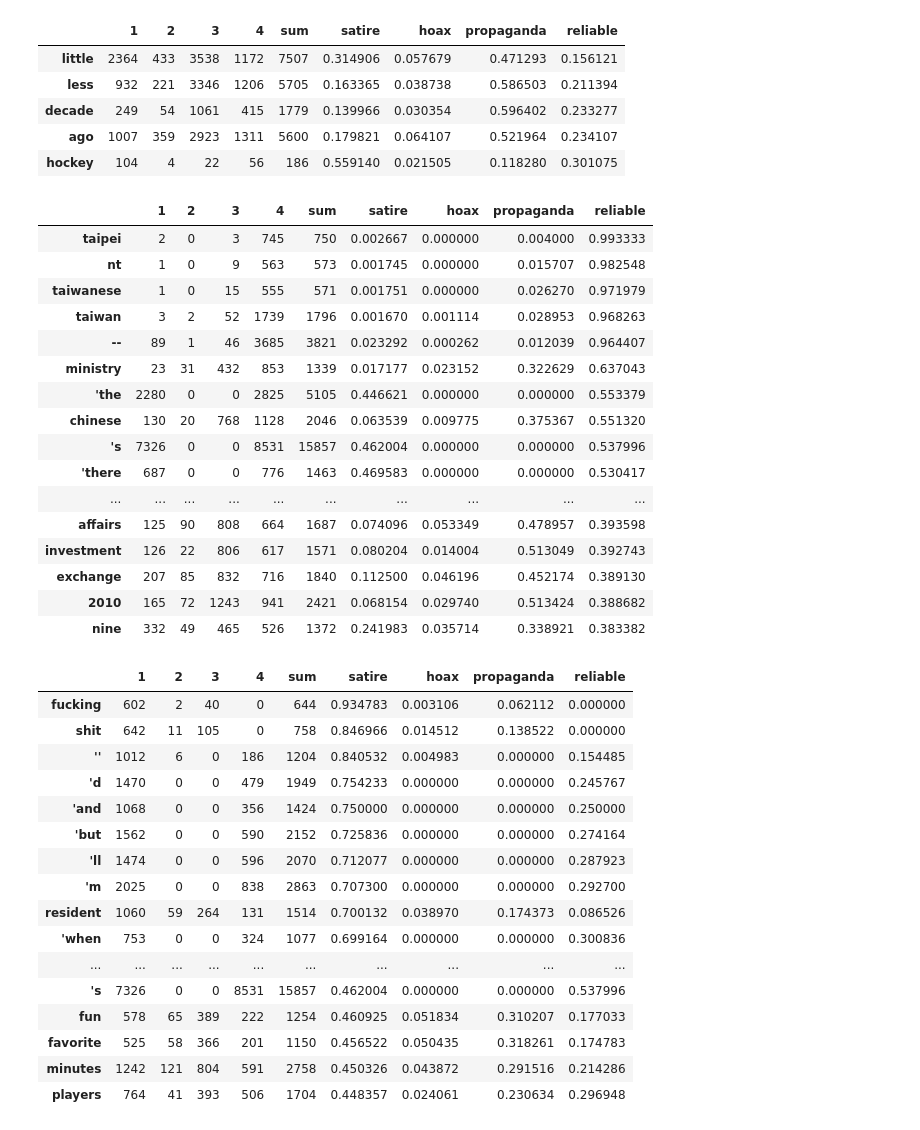
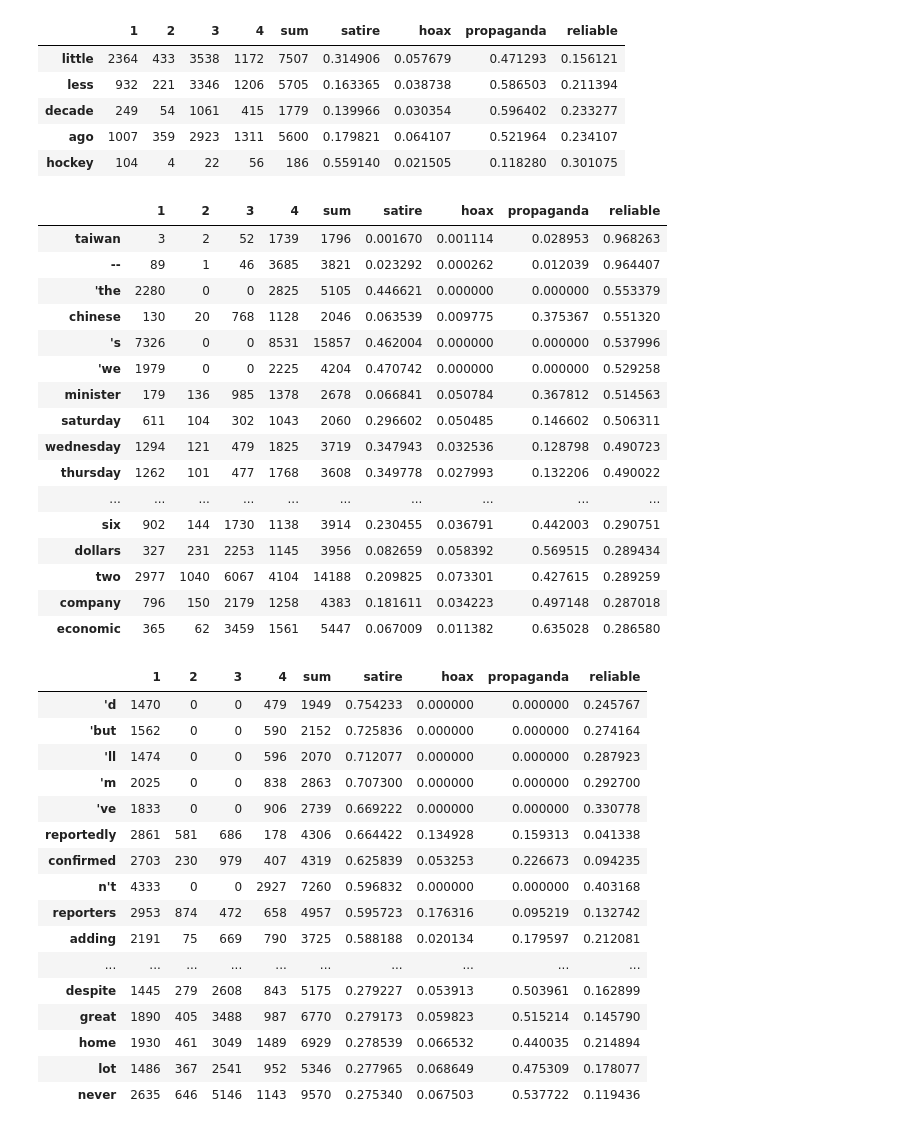
Before and after one commit to AY2122S2-CS4248-G12/labeled-unreliable-news, a Jupyter notebook: models/datainfo.ipynb, the cells around one changed output. Drawn from its saved outputs; the diff is of its cells as text; code cells hidden in the pictures.

```diff
--- a/models/datainfo.ipynb
+++ b/models/datainfo.ipynb
@@ -159,45 +154,45 @@ document_frequencies.head()
 | ago | 1007 | 359 | 2923 | 1311 | 5600 | 0.179821 | 0.064107 | 0.521964 | 0.234107 |
 | hockey | 104 | 4 | 22 | 56 | 186 | 0.559140 | 0.021505 | 0.118280 | 0.301075 |
 # %%
-reliable = document_frequencies[document_frequencies[4] > 500]
+reliable = document_frequencies[document_frequencies[4] > (train_counts[4] * 0.1)]
 reliable.nlargest(50, ['reliable'])
 # %% [output]
 |  | 1 | 2 | 3 | 4 | sum | satire | hoax | propaganda | reliable |
-| taipei | 2 | 0 | 3 | 745 | 750 | 0.002667 | 0.000000 | 0.004000 | 0.993333 |
-| nt | 1 | 0 | 9 | 563 | 573 | 0.001745 | 0.000000 | 0.015707 | 0.982548 |
-| taiwanese | 1 | 0 | 15 | 555 | 571 | 0.001751 | 0.000000 | 0.026270 | 0.971979 |
 | taiwan | 3 | 2 | 52 | 1739 | 1796 | 0.001670 | 0.001114 | 0.028953 | 0.968263 |
 | -- | 89 | 1 | 46 | 3685 | 3821 | 0.023292 | 0.000262 | 0.012039 | 0.964407 |
-| ministry | 23 | 31 | 432 | 853 | 1339 | 0.017177 | 0.023152 | 0.322629 | 0.637043 |
 | 'the | 2280 | 0 | 0 | 2825 | 5105 | 0.446621 | 0.000000 | 0.000000 | 0.553379 |
 | chinese | 130 | 20 | 768 | 1128 | 2046 | 0.063539 | 0.009775 | 0.375367 | 0.551320 |
 | 's | 7326 | 0 | 0 | 8531 | 15857 | 0.462004 | 0.000000 | 0.000000 | 0.537996 |
-| 'there | 687 | 0 | 0 | 776 | 1463 | 0.469583 | 0.000000 | 0.000000 | 0.530417 |
+| 'we | 1979 | 0 | 0 | 2225 | 4204 | 0.470742 | 0.000000 | 0.000000 | 0.529258 |
+| minister | 179 | 136 | 985 | 1378 | 2678 | 0.066841 | 0.050784 | 0.367812 | 0.514563 |
+| saturday | 611 | 104 | 302 | 1043 | 2060 | 0.296602 | 0.050485 | 0.146602 | 0.506311 |
+| wednesday | 1294 | 121 | 479 | 1825 | 3719 | 0.347943 | 0.032536 | 0.128798 | 0.490723 |
+| thursday | 1262 | 101 | 477 | 1768 | 3608 | 0.349778 | 0.027993 | 0.132206 | 0.490022 |
 | ... | ... | ... | ... | ... | ... | ... | ... | ... | ... |
-| affairs | 125 | 90 | 808 | 664 | 1687 | 0.074096 | 0.053349 | 0.478957 | 0.393598 |
-| investment | 126 | 22 | 806 | 617 | 1571 | 0.080204 | 0.014004 | 0.513049 | 0.392743 |
-| exchange | 207 | 85 | 832 | 716 | 1840 | 0.112500 | 0.046196 | 0.452174 | 0.389130 |
-| 2010 | 165 | 72 | 1243 | 941 | 2421 | 0.068154 | 0.029740 | 0.513424 | 0.388682 |
-| nine | 332 | 49 | 465 | 526 | 1372 | 0.241983 | 0.035714 | 0.338921 | 0.383382 |
+| six | 902 | 144 | 1730 | 1138 | 3914 | 0.230455 | 0.036791 | 0.442003 | 0.290751 |
+| dollars | 327 | 231 | 2253 | 1145 | 3956 | 0.082659 | 0.058392 | 0.569515 | 0.289434 |
+| two | 2977 | 1040 | 6067 | 4104 | 14188 | 0.209825 | 0.073301 | 0.427615 | 0.289259 |
+| company | 796 | 150 | 2179 | 1258 | 4383 | 0.181611 | 0.034223 | 0.497148 | 0.287018 |
+| economic | 365 | 62 | 3459 | 1561 | 5447 | 0.067009 | 0.011382 | 0.635028 | 0.286580 |
 # %%
-satire = document_frequencies[document_frequencies[1] > 500]
+satire = document_frequencies[document_frequencies[1] > (train_counts[1] * 0.1)]
 satire.nlargest(50, ['satire'])
 # %% [output]
 |  | 1 | 2 | 3 | 4 | sum | satire | hoax | propaganda | reliable |
-| fucking | 602 | 2 | 40 | 0 | 644 | 0.934783 | 0.003106 | 0.062112 | 0.000000 |
-| shit | 642 | 11 | 105 | 0 | 758 | 0.846966 | 0.014512 | 0.138522 | 0.000000 |
-| '' | 1012 | 6 | 0 | 186 | 1204 | 0.840532 | 0.004983 | 0.000000 | 0.154485 |
 | 'd | 1470 | 0 | 0 | 479 | 1949 | 0.754233 | 0.000000 | 0.000000 | 0.245767 |
-| 'and | 1068 | 0 | 0 | 356 | 1424 | 0.750000 | 0.000000 | 0.000000 | 0.250000 |
 | 'but | 1562 | 0 | 0 | 590 | 2152 | 0.725836 | 0.000000 | 0.000000 | 0.274164 |
 | 'll | 1474 | 0 | 0 | 596 | 2070 | 0.712077 | 0.000000 | 0.000000 | 0.287923 |
 | 'm | 2025 | 0 | 0 | 838 | 2863 | 0.707300 | 0.000000 | 0.000000 | 0.292700 |
-| resident | 1060 | 59 | 264 | 131 | 1514 | 0.700132 | 0.038970 | 0.174373 | 0.086526 |
-| 'when | 753 | 0 | 0 | 324 | 1077 | 0.699164 | 0.000000 | 0.000000 | 0.300836 |
+| 've | 1833 | 0 | 0 | 906 | 2739 | 0.669222 | 0.000000 | 0.000000 | 0.330778 |
+| reportedly | 2861 | 581 | 686 | 178 | 4306 | 0.664422 | 0.134928 | 0.159313 | 0.041338 |
+| confirmed | 2703 | 230 | 979 | 407 | 4319 | 0.625839 | 0.053253 | 0.226673 | 0.094235 |
+| n't | 4333 | 0 | 0 | 2927 | 7260 | 0.596832 | 0.000000 | 0.000000 | 0.403168 |
+| reporters | 2953 | 874 | 472 | 658 | 4957 | 0.595723 | 0.176316 | 0.095219 | 0.132742 |
+| adding | 2191 | 75 | 669 | 790 | 3725 | 0.588188 | 0.020134 | 0.179597 | 0.212081 |
 | ... | ... | ... | ... | ... | ... | ... | ... | ... | ... |
-| 's | 7326 | 0 | 0 | 8531 | 15857 | 0.462004 | 0.000000 | 0.000000 | 0.537996 |
-| fun | 578 | 65 | 389 | 222 | 1254 | 0.460925 | 0.051834 | 0.310207 | 0.177033 |
-| favorite | 525 | 58 | 366 | 201 | 1150 | 0.456522 | 0.050435 | 0.318261 | 0.174783 |
-| minutes | 1242 | 121 | 804 | 591 | 2758 | 0.450326 | 0.043872 | 0.291516 | 0.214286 |
-| players | 764 | 41 | 393 | 506 | 1704 | 0.448357 | 0.024061 | 0.230634 | 0.296948 |
+| despite | 1445 | 279 | 2608 | 843 | 5175 | 0.279227 | 0.053913 | 0.503961 | 0.162899 |
+| great | 1890 | 405 | 3488 | 987 | 6770 | 0.279173 | 0.059823 | 0.515214 | 0.145790 |
+| home | 1930 | 461 | 3049 | 1489 | 6929 | 0.278539 | 0.066532 | 0.440035 | 0.214894 |
+| lot | 1486 | 367 | 2541 | 952 | 5346 | 0.277965 | 0.068649 | 0.475309 | 0.178077 |
+| never | 2635 | 646 | 5146 | 1143 | 9570 | 0.275340 | 0.067503 | 0.537722 | 0.119436 |
 # %%
```
Also changed, not shown: parts of 6 cells of this notebook.
